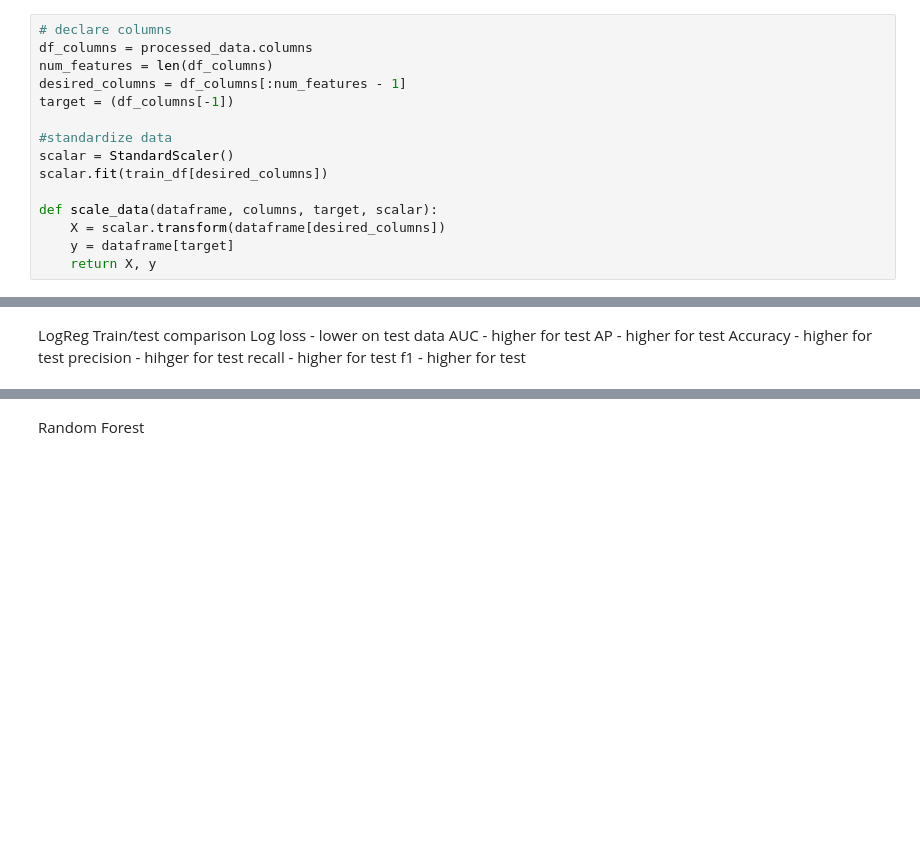
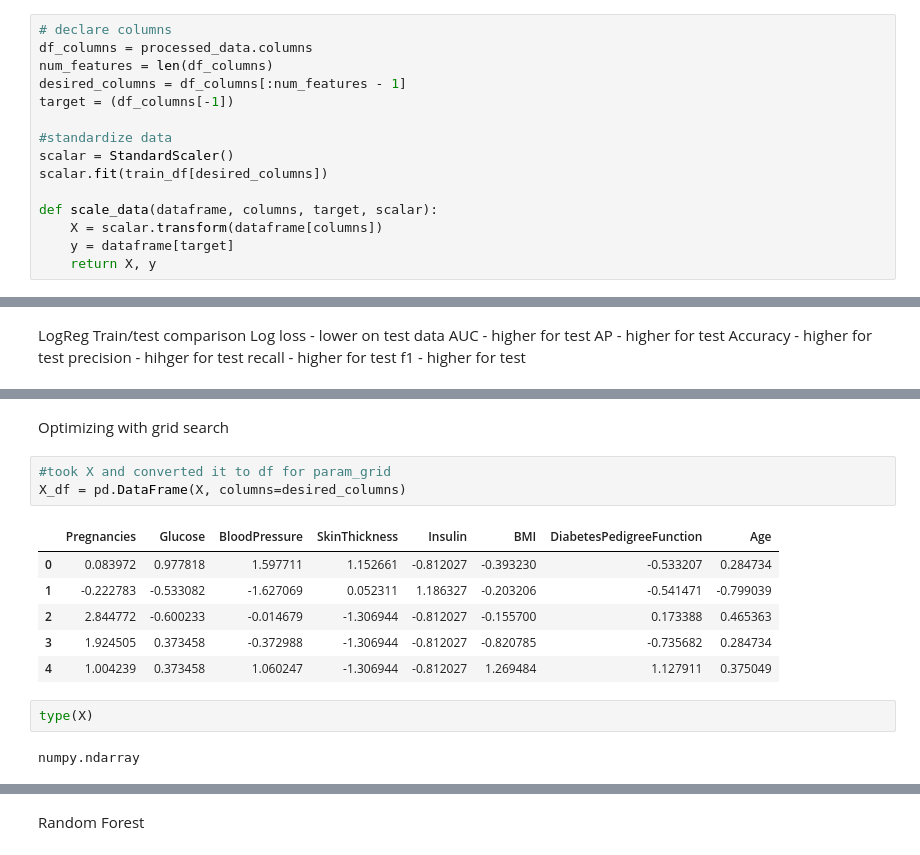
Before and after one commit to SBangarh/ml-project-supervised-learning, a Jupyter notebook: Supervised Learning - Project.ipynb, the cells around one changed output, grey strips where cells are left out. Cells and saved outputs as stored; diff of their text form; blank space fills up the shorter version.

```diff
--- a/Supervised Learning - Project.ipynb
+++ b/Supervised Learning - Project.ipynb
@@ -392,7 +392,7 @@ scalar = StandardScaler()
 scalar.fit(train_df[desired_columns])
 
 def scale_data(dataframe, columns, target, scalar):
-    X = scalar.transform(dataframe[desired_columns])
+    X = scalar.transform(dataframe[columns])
     y = dataframe[target]
     return X, y
 # %%
@@ -495,0 +481,16 @@ Confusion Matrix
+# %% [markdown]
+Optimizing with grid search
+# %%
+#took X and converted it to df for param_grid
+X_df = pd.DataFrame(X, columns=desired_columns)
+# %% [output]
+|  | Pregnancies | Glucose | BloodPressure | SkinThickness | Insulin | BMI | DiabetesPedigreeFunction | Age |
+| 0 | 0.083972 | 0.977818 | 1.597711 | 1.152661 | -0.812027 | -0.393230 | -0.533207 | 0.284734 |
+| 1 | -0.222783 | -0.533082 | -1.627069 | 0.052311 | 1.186327 | -0.203206 | -0.541471 | -0.799039 |
+| 2 | 2.844772 | -0.600233 | -0.014679 | -1.306944 | -0.812027 | -0.155700 | 0.173388 | 0.465363 |
+| 3 | 1.924505 | 0.373458 | -0.372988 | -1.306944 | -0.812027 | -0.820785 | -0.735682 | 0.284734 |
+| 4 | 1.004239 | 0.373458 | 1.060247 | -1.306944 | -0.812027 | 1.269484 | 1.127911 | 0.375049 |
+# %%
+type(X)
+# %% [output]
+numpy.ndarray
```
Also changed, not shown: parts of 6 cells of this notebook.
